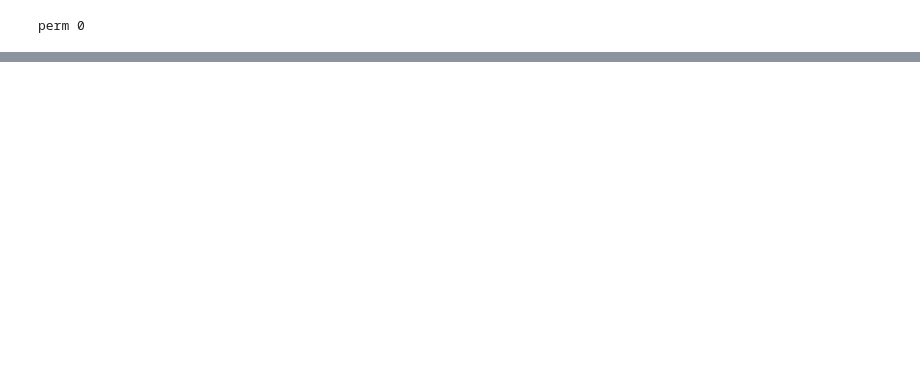
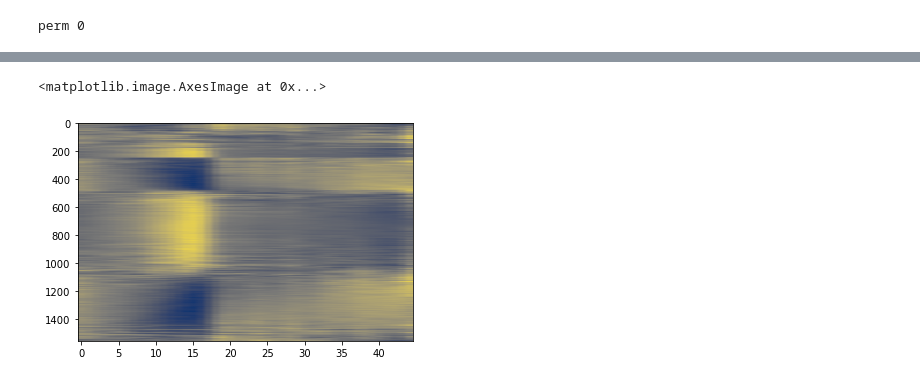
Before and after one commit to GiocomoLab/InVivoDA_analyses, a Jupyter notebook: LabMeeting_02_16_21/ClusterDAResponses.ipynb, the cells around one changed output, grey strips where cells are left out. Drawn from its saved outputs; the diff is of its cells as text; code cells hidden in the pictures; blank space fills up the shorter version.

```diff
--- a/LabMeeting_02_16_21/ClusterDAResponses.ipynb
+++ b/LabMeeting_02_16_21/ClusterDAResponses.ipynb
@@ -350,0 +357,24 @@ rank 3
+# %%
+
+_dff2 = np.nanmean(sess.trial_matrices['dff2'][0],axis=0)
+_dff2[np.isnan(_dff2)]=0
+_dff2 = sp.ndimage.filters.gaussian_filter1d(_dff2,1,axis=0)
+# _dff2 /= _dff2.mean(axis=0,keepdims=True)
+_dff2 = sp.stats.zscore(_dff2,axis=0)
+
+
+mds = sklearn.manifold.MDS(n_components=1)
+embedding = mds.fit_transform(_dff2.T)
+
+# fig,ax = plt.subplots()
+# ax.scatter(embedding[:,0],embedding[:,1])
+
+
+# fig,ax = plt.subplots()
+# ax.imshow(_dff2[:,np.argsort(embedding[:,1])].T,cmap='cividis',aspect='auto')
+# %%
+fig,ax = plt.subplots()
+ax.imshow(_dff2[:,np.argsort(embedding[:,0])].T,cmap='cividis',aspect='auto',vmax=3,vmin=-3)
+# %% [output]
+<matplotlib.image.AxesImage at 0x...>
+[figure, added]
```
Also changed, not shown: parts of 9 cells of this notebook, 3 other files.
